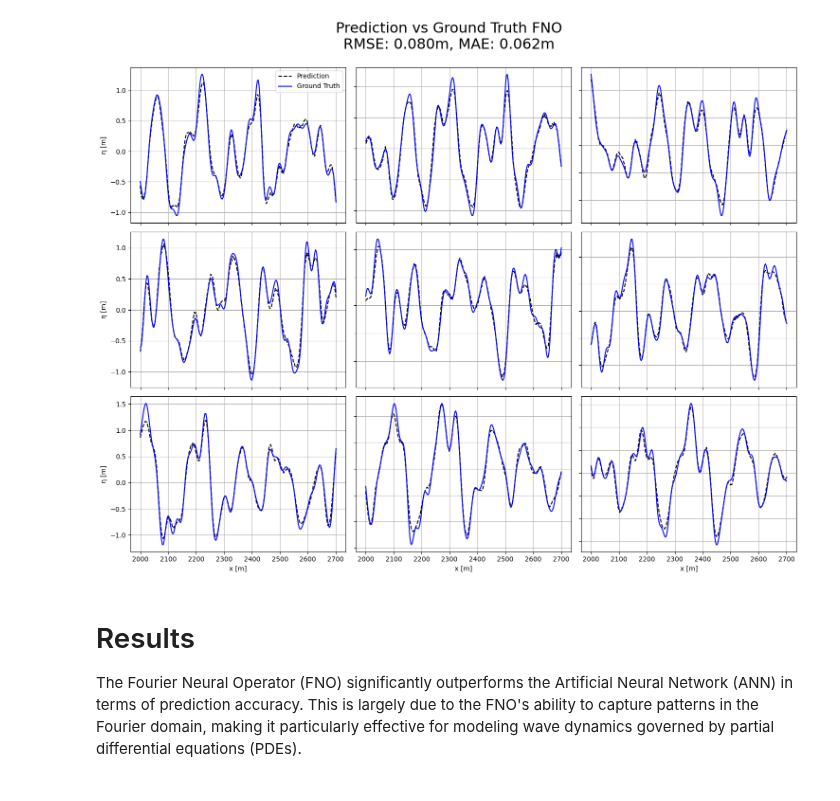
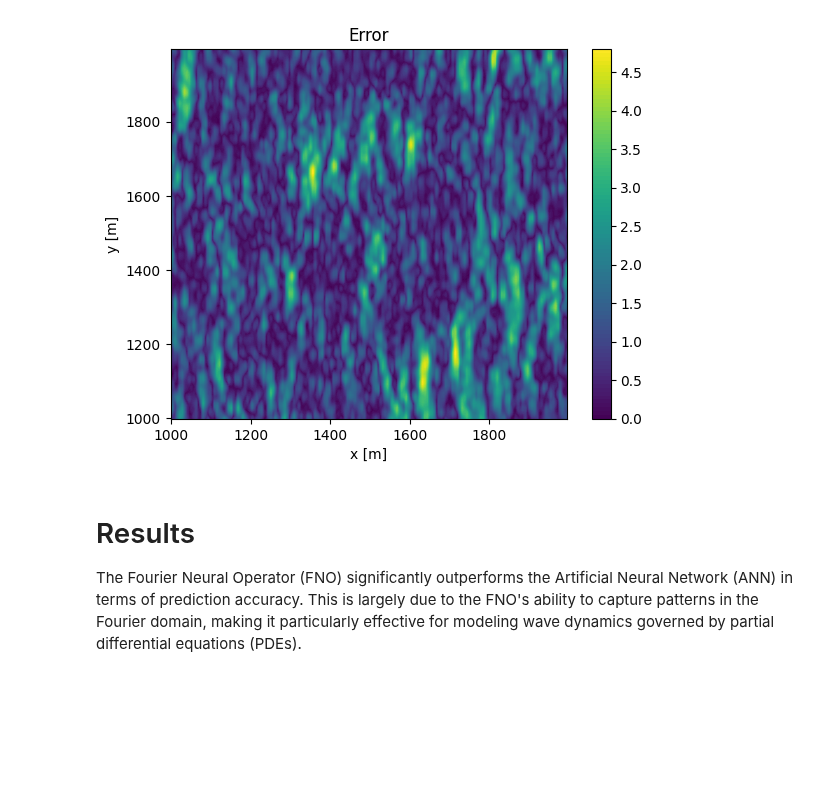
Before and after one commit to VegardBaa/HOSim, a Jupyter notebook: ML/ML_update_2d.ipynb, the cells around one changed output. Drawn from its saved outputs; the diff is of its cells as text; code cells hidden in the pictures; blank space fills up the shorter version.

```diff
--- a/ML/ML_update_2d.ipynb
+++ b/ML/ML_update_2d.ipynb
@@ -32,19 +32,18 @@ eta_hat = y[0, :, 0]
 # %%
 # Creating dataset
 
-prediction_time = 280 # 140 sec
-measure_time = 120 # one minute
+prediction_time = 140 # 140 sec
+measure_time = 60 # one minute
 num_measurements = 6
 step = int(measure_time / num_measurements)
 
 train_percentage = 0.7
-batch_size = 32
 
 X = eta_hat[:-prediction_time]
 y = eta_hat[prediction_time+measure_time:-1]
 
-X = irfft(X)
-y = irfft(y)
+X = irfft2(X)
+y = irfft2(y)
 
 mes_index_1 = np.argmin(np.abs(x - 1000))
 mes_index_2 = np.argmin(np.abs(x - 2000))
@@ -154,51 +154,70 @@ Epoch  15 — train MSE: 0.000000
 # %%
-model = FNO1d(in_channels=num_measurements+1, out_channels=1, width=64, modes=512, depth=3).to(device)
-model.load_state_dict(torch.load("best_FNO.pt", map_location=device))
+import torch
+import torch.nn as nn
+from torch.utils.data import TensorDataset, DataLoader
+from FNO import FNO1d, FNO2d
+
+device = torch.device("cpu")
+
+model = FNO2d(in_channels=X_train.shape[1], out_channels=1, width=16, modes_height=32, modes_width=32, depth=2)
+model.load_state_dict(torch.load("best_FNO_2d.pt", map_location=device))
 model.eval()
 
 X_tensor = torch.from_numpy(X_test / std).float().to(device)
+random_indices = torch.randperm(X_tensor.shape[0])[:9]
+
+X_test_subset = X_tensor[random_indices]
+y_test_subset = y_test[random_indices]
 y_pred = None
 with torch.no_grad():
-    y_pred = model(X_tensor)
-    y_pred = y_pred.cpu().numpy() * std
+    y_pred = model(X_test_subset).cpu().numpy() * std
 
-y_pred_cut = y_pred[y_pred.shape[0]//3:]
-y_test_cut = y_test[y_test.shape[0]//3:]
+index = 0
+error = np.abs(y_pred[index, mes_index_1:mes_index_2, mes_index_1:mes_index_2] - y_test_subset[index, mes_index_1:mes_index_2, mes_index_1:mes_index_2])
+plt.contourf(x[mes_index_1:mes_index_2], x[mes_index_1:mes_index_2], error, levels=100)
+plt.colorbar()
+plt.title("Error")
+plt.xlabel("x [m]")
+plt.ylabel("y [m]")
+plt.show()
 
-RMSE = np.sqrt(np.mean((y_pred_cut[:, cut_index:cut_index_2] - y_test_cut[:, cut_index:cut_index_2])**2))
-MAE = np.mean(np.abs(y_pred_cut[:, cut_index:cut_index_2]-y_test_cut[:, cut_index:cut_index_2]))
+# plt.plot(x[mes_index_1:mes_index_2], y_pred[index, y_pred.shape[1]//2, mes_index_1:mes_index_2].cpu().numpy(), label="Prediction", color="k", linestyle="--")
+# plt.plot(x[mes_index_1:mes_index_2], y_test[index, y_pred.shape[1]//2, mes_index_1:mes_index_2], label="Ground Truth", color="b")
 
-fig, axes = plt.subplots(3, 3, figsize=(15, 12))
-fig.suptitle("Prediction vs Ground Truth FNO\n" + f"RMSE: {RMSE:.3f}m, MAE: {MAE:.3f}m", fontsize=22)
+# RMSE = np.sqrt(np.mean((y_pred_cut[:, cut_index:cut_index_2] - y_test_cut[:, cut_index:cut_index_2])**2))
+# MAE = np.mean(np.abs(y_pred_cut[:, cut_index:cut_index_2]-y_test_cut[:, cut_index:cut_index_2]))
 
-for i, ax in enumerate(axes.flat):
-    ax.plot(x[cut_index:cut_index_2], y_pred_cut[int(i/9*y_pred_cut.shape[0]), cut_index:cut_index_2], label='Prediction', color="k", linestyle="--")
-    ax.plot(x[cut_index:cut_index_2], y_test_cut[int(i/9*y_pred_cut.shape[0]), cut_index:cut_index_2], label='Ground Truth', color="b")
-    ax.grid(True)
+# fig, axes = plt.subplots(3, 3, figsize=(15, 12))
+# fig.suptitle("Prediction vs Ground Truth FNO\n" + f"RMSE: {RMSE:.3f}m, MAE: {MAE:.3f}m", fontsize=22)
 
-    ax.grid(True)
+# for i, ax in enumerate(axes.flat):
+#     ax.plot(x[cut_index:cut_index_2], y_pred_cut[int(i/9*y_pred_cut.shape[0]), cut_index:cut_index_2], label='Prediction', color="k", linestyle="--")
+#     ax.plot(x[cut_index:cut_index_2], y_test_cut[int(i/9*y_pred_cut.shape[0]), cut_index:cut_index_2], label='Ground Truth', color="b")
+#     ax.grid(True)
 
-    row, col = divmod(i, 3)
+#     ax.grid(True)
 
-    if row == 2:
-        ax.set_xlabel('x [m]')
-    else:
-        ax.set_xticklabels([])
-    if col != 0:
-        ax.set_ylabel('η [m]')
+#     row, col = divmod(i, 3)
 
-    if i == 0:
-        ax.legend()
+#     if row == 2:
+#         ax.set_xlabel('x [m]')
+#     else:
+#         ax.set_xticklabels([])
+#     if col != 0:
+#         ax.set_ylabel('η [m]')
 
-    ax.set_xlim(x[cut_index], x[cut_index_2])
+#     if i == 0:
+#         ax.legend()
 
-    # ax.set_xlim(x[cut_index], x[cut_index_2])
+#     ax.set_xlim(x[cut_index], x[cut_index_2])
 
-plt.tight_layout()
-plt.subplots_adjust(top=0.9)
-plt.show()
+#     # ax.set_xlim(x[cut_index], x[cut_index_2])
+
+# plt.tight_layout()
+# plt.subplots_adjust(top=0.9)
+# plt.show()
 # %% [output]
-[figure, old version]
+[figure, new version]
 # %% [markdown]
 # Results
 
```
Also changed, not shown: parts of 3 cells of this notebook, 2 other files.
